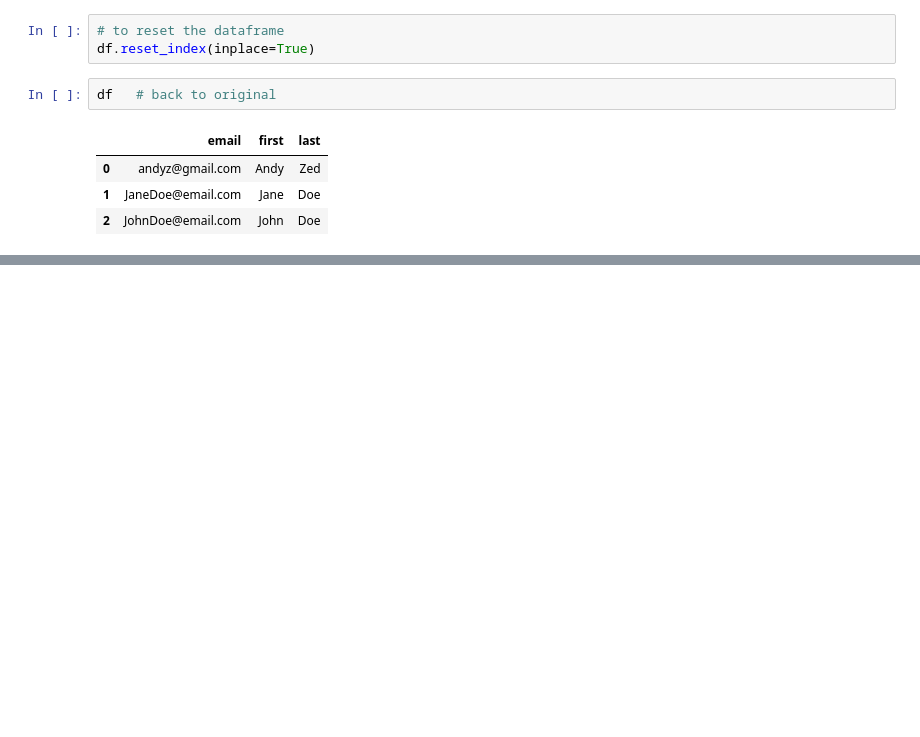
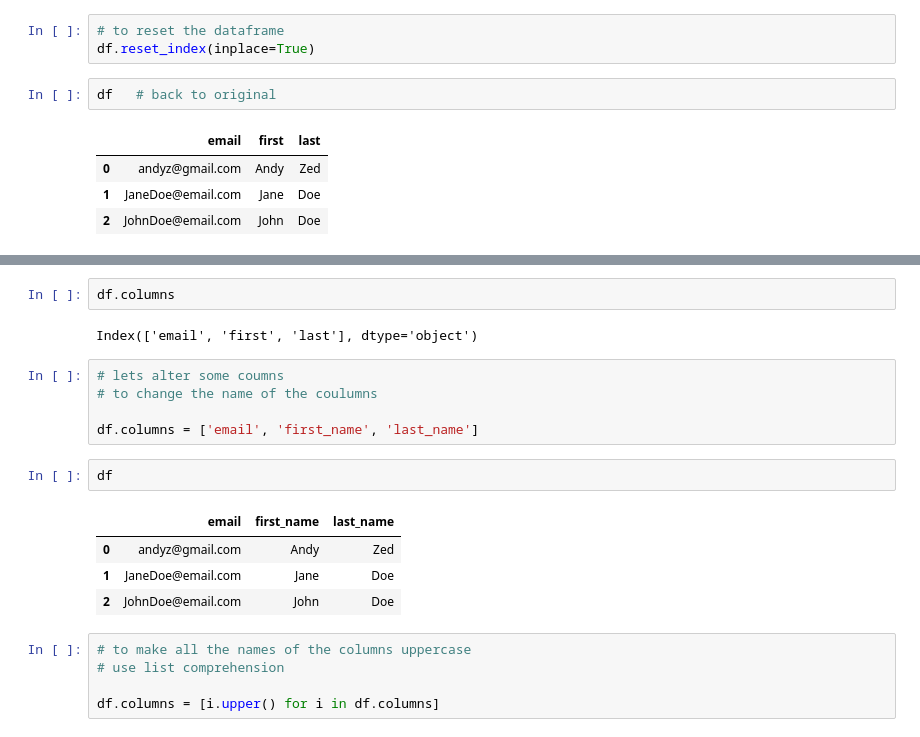
Before and after one commit to Andida7/Data-manipulaton-with-Pandas, a Jupyter notebook: pandas test 1.ipynb, the cells around one changed output, grey strips where cells are left out. Cells and saved outputs as stored; diff of their text form; blank space fills up the shorter version.

```diff
--- a/pandas test 1.ipynb
+++ b/pandas test 1.ipynb
@@ -189,0 +245,21 @@ df   # back to original
+# %%
+df.columns
+# %% [output]
+Index(['email', 'first', 'last'], dtype='object')
+# %%
+# lets alter some coumns
+# to change the name of the coulumns
+
+df.columns = ['email', 'first_name', 'last_name']
+# %%
+df
+# %% [output]
+|  | email | first_name | last_name |
+| 0 | andyz@gmail.com | Andy | Zed |
+| 1 | JaneDoe@email.com | Jane | Doe |
+| 2 | JohnDoe@email.com | John | Doe |
+# %%
+# to make all the names of the columns uppercase
+# use list comprehension
+
+df.columns = [i.upper() for i in df.columns]
```
Also changed, not shown: parts of 35 cells of this notebook, 1 other file.
